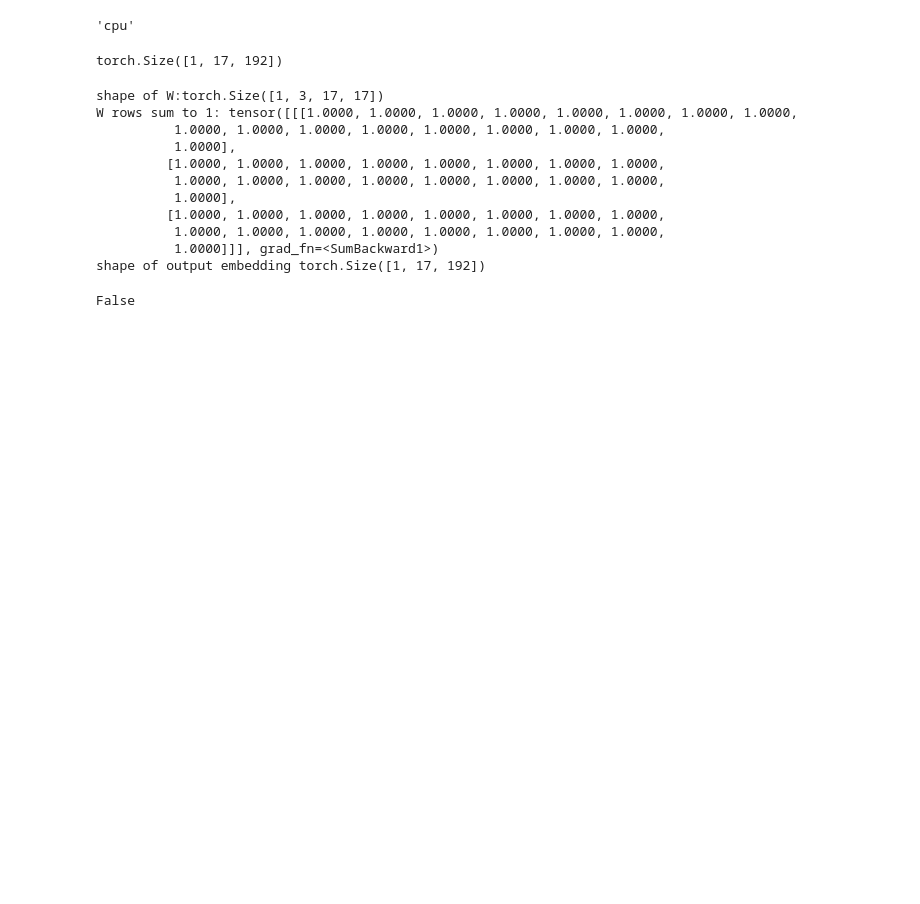
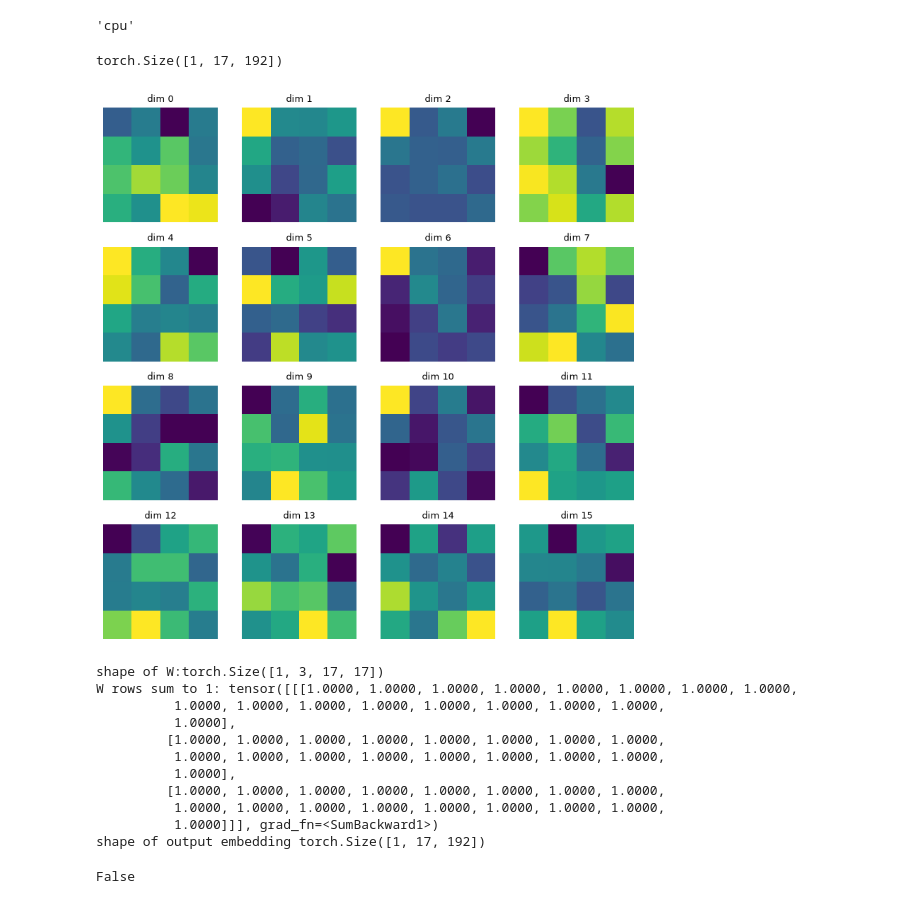
Before and after one commit to wasioujaharabi/Tiny_Vit-from-Scratch-for-Land-cover-detection, a Jupyter notebook: Tiny_vit.ipynb, the cells around one changed output. Drawn from its saved outputs; the diff is of its cells as text; code cells hidden in the pictures; blank space fills up the shorter version.

```diff
--- a/Tiny_vit.ipynb
+++ b/Tiny_vit.ipynb
@@ -157,24 +157,31 @@ torch.Size([1, 17, 192])
 # %%
 #sample from the dataset and it's patch embeddings
 x,y = next(iter(train_dataloader))
 x =torch.unsqueeze(x[5],0)
 
 x_hat= embd(x)
-x_hat= torch.squeeze(x_hat)
-x_hat=x_hat.reshape(16, 16, 16)
-img = x_hat.detach()
+# x_hat= torch.squeeze(x_hat)
+# x_hat=x_hat.reshape(16, 16, 16)
+x_hat = x_hat[0, 1:]
+x_hat = x_hat.transpose(0, 1)
+
+#fixed A+i code
+g = int(x_hat.shape[1] ** 0.5)           # grid side: 4 for patch 16, 8 for patch 8
+img = x_hat.reshape(192, g, g).detach()
+# img = x_hat.detach()
 
 figure, axes= plt.subplots(4, 4, figsize=(8, 8))
-
 axes = axes.flatten()
 
 for i in range(16):
     axes[i].imshow(img[i])
     axes[i].set_title(f"dim {i}", fontsize=9)
     axes[i].axis("off")
 
 plt.tight_layout()
 plt.show()
+# %% [output]
+[figure, added]
 # %%
 #self attention block + multi headed self attention
 class self_attention(nn.Module):
```
Also changed, not shown: parts of 9 cells of this notebook.
